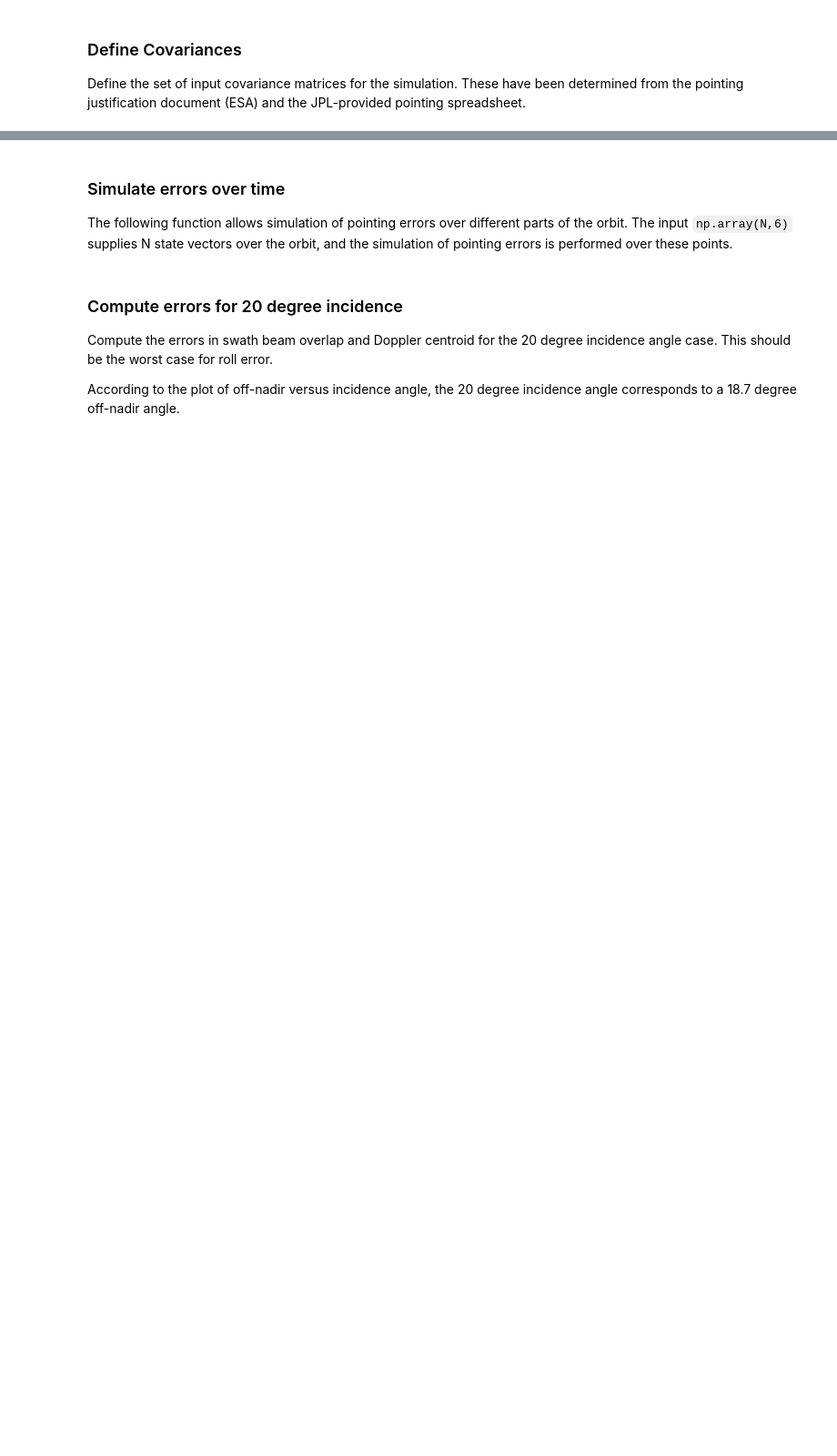
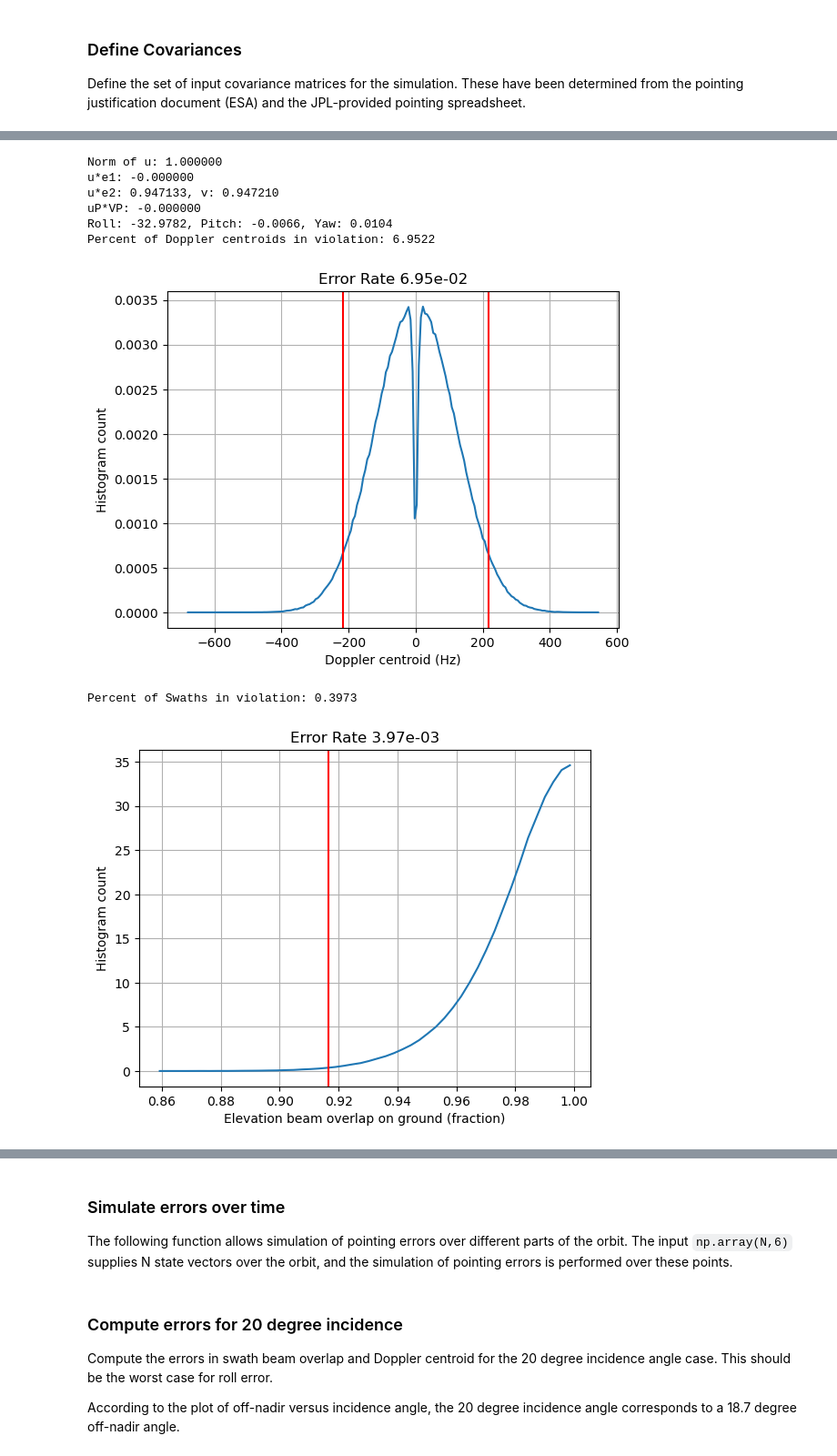
Before and after one commit to sikaneta/sarsim, a Jupyter notebook: radar/orbit/vensar_testsFixedJPLInputRequirement.ipynb, the cells around one changed output, grey strips where cells are left out. Shown at 91% size. Saved outputs shown, nothing was run; the diff lists cells and outputs as text; code cells hidden in the pictures; blank space fills up the shorter version.

```diff
--- a/radar/orbit/vensar_testsFixedJPLInputRequirement.ipynb
+++ b/radar/orbit/vensar_testsFixedJPLInputRequirement.ipynb
@@ -90,0 +112,53 @@ Test right looking configuration with an off-nadir angle of -18.7 and left looki
+# %%
+""" Define the covariances for Thales Alenia Space data """
+covariancesTAS = {
+    "description": "Covariance matrix errors for TAS consortium",
+    "spacecraft": {
+        "description": "Errors in the orienting the spacecraft. These in include star-tracker error, TED, actuator error, e.t.c.",
+        "referenceVariables": "RollPitchYaw",
+        "units": "radians",
+        "R": ((np.diag([1.05e-3, 0.41e-3, 0.42e-3])/2)**2).tolist()
+        },
+    "instrument": {
+        "description": """Errors marked as TED. These are assumed to arise from instrument TEDs. It is assumed there are no other instrument errors.""",
+        "referenceVariables": "RollPitchYaw",
+        "units": "radians",
+        #"R": ((np.diag([3.288e-3, 1.61e-3, 2.30e-3])/2)**2).tolist(),
+        "R": ((np.diag([1.644e-3, 0.805e-3, 1.15e-3])/2)**2).tolist()
+        },
+    "orbitVelocity": {
+        "description": "Errors in the orbit velocity vector",
+        "referenceVariables": "VxVyVz",
+        "units": "m/s",
+        "R": ((np.diag([0.4, 0.4, 0.4])/2)**2).tolist()
+        },
+    "orbitAlongTrack": {
+        "description": "Error in the orbit time (error in orbit angle)",
+        "referenceVariables": "t",
+        "units": "s",
+        "R": (1.1/2)**2
+        },
+    "orbitAcrossTrack": {
+        "description": "Error in the orbit across track position (orbit tube)",
+        "referenceVariables": "dX",
+        "units": "m",
+        "R": (np.diag([(600/2)**2, (850/2)**2])).tolist()
+        }
+    }
+
+res = eSim.simulateError(mysvs[0],
+                         off_nadir,
+                         covariancesTAS,
+                         dopErrThreshold = 1/12,
+                         eleErrThreshold = 1/12,
+                         loglevel=3)
+# %% [output]
+Norm of u: 1.000000
+u*e1: -0.000000
+u*e2: 0.947133, v: 0.947210
+uP*VP: -0.000000
+Roll: -32.9782, Pitch: -0.0066, Yaw: 0.0104
+Percent of Doppler centroids in violation: 6.9522
+[figure, added]
+Percent of Swaths in violation: 0.3973
+[figure, added]
```
Also changed, not shown: parts of 8 cells of this notebook, 9 other files.
